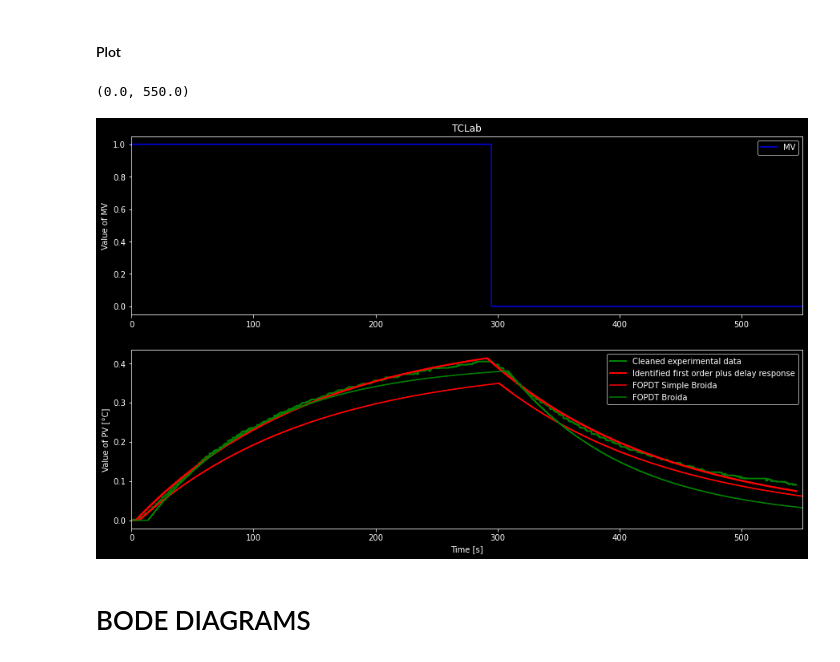
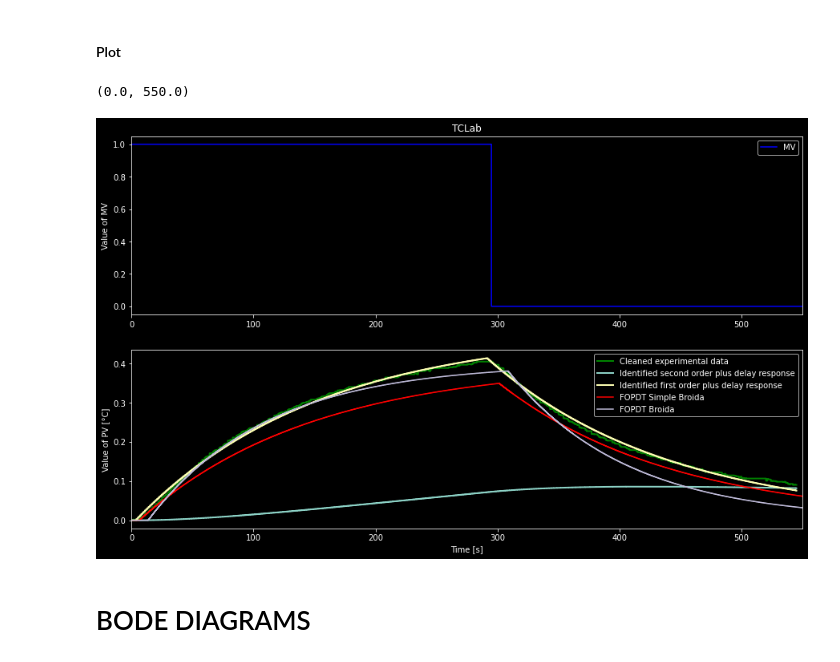
Before and after one commit to DaveTheDudeFromECAM/TCLab_DBR, a Jupyter notebook: dave/Dave_exp_MV.ipynb, the cells around one changed output. Saved outputs shown, nothing was run; the diff lists cells and outputs as text; code cells hidden in the pictures.

```diff
--- a/dave/Dave_exp_MV.ipynb
+++ b/dave/Dave_exp_MV.ipynb
@@ -191,9 +196,9 @@ KeyboardInterrupt:
 #### Plot experimental and simulated data
 # %%
 if ExpVariable == 'MV':
-    PVSim = SOPDT(MVm,K,T1,T2,theta,Ts)
+    PV_SOPDT_model = SOPDT(MVm,K,T1,T2,theta,Ts)
 else:
-    PVSim = SOPDT(DVm,K,T1,T2,theta,Ts)
+    PV_SOPDT_model = SOPDT(DVm,K,T1,T2,theta,Ts)
 
 plt.figure(figsize = (22,12))
 
@@ -211,7 +216,7 @@ plt.xlim([0, t[-1]])
 
 plt.subplot(2,1,2)
 plt.step(tm,PVm,'g-',linewidth=2,label='Cleaned experimental data',where='post')
-plt.step(tm,PVSim,'r-',linewidth=2,label='Identified second order plus delay response',where='post')
+plt.step(tm,PV_SOPDT_model,'r-',linewidth=2,label='Identified second order plus delay response',where='post')
 plt.ylabel('Value of PV')
 plt.xlabel('Time [s]')
 plt.legend(loc='best')
@@ -284,9 +289,9 @@ theta: 2.442958610918453
 #### Plot experimental and simulated data
 # %%
 if ExpVariable == 'MV':
-    PVSim = FOPDT(MVm,K,T,theta,Ts)
+    PV_FOPDT_model = FOPDT(MVm,K,T,theta,Ts)
 else:
-    PVSim = FOPDT(DVm,K,T,theta,Ts)
+    PV_FOPDT_model = FOPDT(DVm,K,T,theta,Ts)
 
 plt.figure(figsize = (22,12))
 
@@ -304,7 +309,7 @@ plt.xlim([0, t[-1]])
 
 plt.subplot(2,1,2)
 plt.step(tm,PVm,'g-',linewidth=2,label='Cleaned experimental data',where='post')
-plt.step(tm,PVSim,'r-',linewidth=2,label='Identified first order plus delay response',where='post')
+plt.step(tm,PV_FOPDT_model,'r-',linewidth=2,label='Identified first order plus delay response',where='post')
 plt.ylabel('Value of PV')
 plt.xlabel('Time [s]')
 plt.legend(loc='best')
@@ -368,29 +373,30 @@ PV_broida = FOPDT(MV,Kp,T,theta,Ts)
 # %%
 plt.figure(figsize = (15,9))
 
 plt.subplot(2,1,1)
 plt.step(t,MV,'b-',label='MV',where='post')
 plt.ylabel('Value of MV')
 plt.title('TCLab')
 plt.legend(loc='best')
 plt.xlim([0, TSim])
 
 
 
 plt.subplot(2,1,2)
 
-plt.step(tm,PVm,'g-',linewidth=2,label='Cleaned experimental data',where='post')
-plt.step(tm,PVSim,'r-',linewidth=2,label='Identified first order plus delay response',where='post')
+plt.step(tm,PVm, 'g-', linewidth=2,label='Cleaned experimental data',where='post')
+plt.step(tm,PV_SOPDT_model, linewidth=2,label='Identified second order plus delay response',where='post')
+plt.step(tm,PV_FOPDT_model, linewidth=2,label='Identified first order plus delay response',where='post')
 plt.step(t,PV_simple_broida,'r-',label='FOPDT Simple Broida',where='post')
-plt.step(t,PV_broida,'g-',label='FOPDT Broida',where='post')
+plt.step(t,PV_broida, label='FOPDT Broida',where='post')
 
 plt.ylabel('Value of PV [°C]')
 plt.xlabel('Time [s]')
 plt.legend(loc='best')
 plt.xlim([0, TSim])
 # %% [output]
 (0.0, 550.0)
-[figure, old version]
+[figure, new version]
 # %% [markdown]
 # BODE DIAGRAMS
 # %%
```
Also changed, not shown: parts of 4 cells of this notebook, 1 other file.
